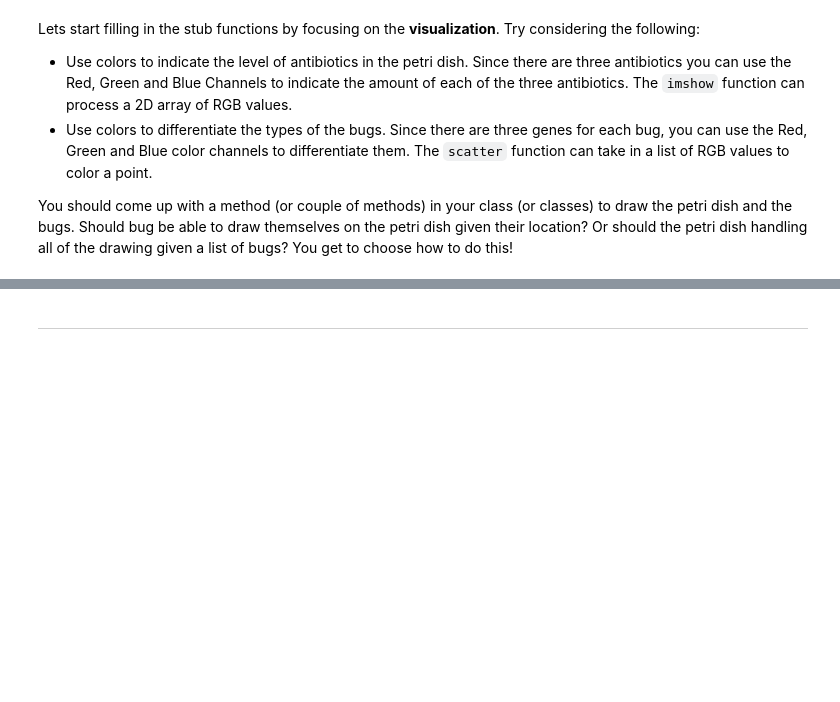
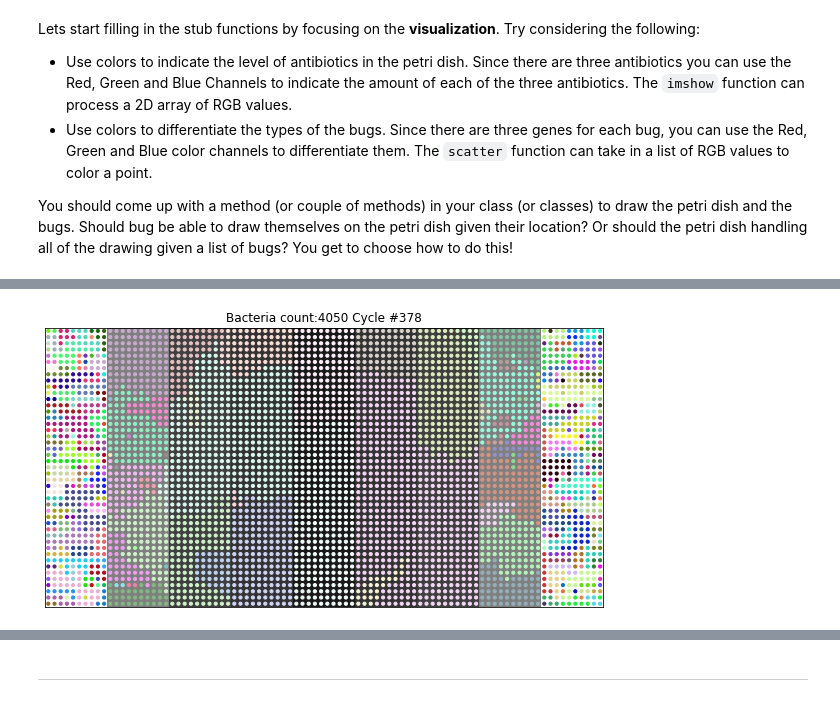
Before and after one commit to carrasan/PetriDish-Simulation, a Jupyter notebook: Day-08_In-Class_ABMSuperbugs1-STUDENT.ipynb, the cells around one changed output, grey strips where cells are left out. Cells and saved outputs as stored; diff of their text form; code cells hidden in the pictures; blank space fills up the shorter version.

```diff
--- a/Day-08_In-Class_ABMSuperbugs1-STUDENT.ipynb
+++ b/Day-08_In-Class_ABMSuperbugs1-STUDENT.ipynb
@@ -145,4 +189,9 @@ class Bacteria:
 # %%
+# CODE GOES HERE!
+
+
+
+
 # Put your code here
 class Petri_Dish:
 
@@ -223,25 +272,9 @@ class Petri_Dish:
 
 
 
-    def onGrid(self, r,c,grid):
-        if r <= grid.shape[0]-1 and r >= 0 and c <= grid.shape[1]-1 and c >= 0:
-            return True
-        else:
-            return False
 
-    # Returns neighboring indicies as a tuple (row, column)
-    def getNeighborIndecies(self, r,c, grid):
-        neighborhood = [(r-1, c), (r, c-1), (r+1, c), (r, c+1)]
-
-        neighbor_indecies = []
-        for neighbor in neighborhood:
-            r, c = neighbor
-            if onGrid(r, c, grid):
-                neighbor_indecies.append((r,c))
-            else:
-                pass
-
-        return neighbor_indecies
+    def get_cycle(self):
+        return self.cycles
 
     def update(self):
         self.cycles +=1
@@ -251,35 +284,8 @@ class Petri_Dish:
 
         for r, c in np.ndindex(self.bacteria_grid.shape):
             if (type(self.bacteria_grid[r][c]) == Bacteria):
+                self.bacteria_grid[r][c].copy(self)
 
-                neighbors = self.getNeighborIndecies(r, c, self.bacteria_grid)
-
-                target_cell = random.choice(neighbors)
-                if target_cell in self.bact_to_draw.keys():
-                    continue
-
-                bacteria = self.bacteria_grid[r][c]
-                mutation_rate = bacteria.get_mutation_rate()
-
-                copy_sequence = np.copy(bacteria.get_sequence())
-                target_r = target_cell[0]
-                target_c = target_cell[1]
-                mutate_chance = random.uniform(0,1)
-
-                if mutate_chance <= mutation_rate:
-                    for b in range(len(bacteria.get_sequence())):
-                        copy_sequence[b] = random.uniform(0,1)
-
-                dead = False
-
-                for a in range(len(self.antibiotic_grid[target_r][target_c])):
-                    if (self.antibiotic_grid[target_r][target_c][a] >= copy_sequence[a]):
-                        dead = True
-                        break
-                if (not dead):
-                    copy = Bacteria(target_r, target_c, copy_sequence, bacteria.get_mutation_rate())
-                    self.bact_to_draw[(target_r,target_c)] = copy
-                    self.bact_count+=1
 
 
     def get_bact_count(self):
@@ -291,3 +297,28 @@ class Petri_Dish:
             print("Petri dish filled after",self.cycles, "cycles")
             self.draw()
             return True
+
+dish = Petri_Dish(90, 45)
+
+
+total_time = 0
+max_time = 0
+longest_cycle = 0
+
+while not dish.isFinished():
+    cycle_stime = (time.time())
+    dish.draw()
+    clear_output(wait=True)
+    display(dish.get_fig())
+    dish.get_fig().clear()
+    time.sleep(0.00001)
+    dish.update()
+    cycle_etime = (time.time())
+    cycle_time = cycle_etime - cycle_stime
+    if (cycle_time > max_time):
+        max_time = cycle_time
+        longest_cycle = dish.get_cycle()
+    total_time += cycle_time
+print("Took",(total_time),"(s), the longest cycle was #",longest_cycle, "which took", (max_time), "(s)")
+print("Average cycle time:",((total_time/dish.get_cycle())),"(s)")
+# %% [output]
@@ -293,0 +328 @@ class Petri_Dish:
+[figure, added]
```
Also changed, not shown: parts of 4 cells of this notebook.
